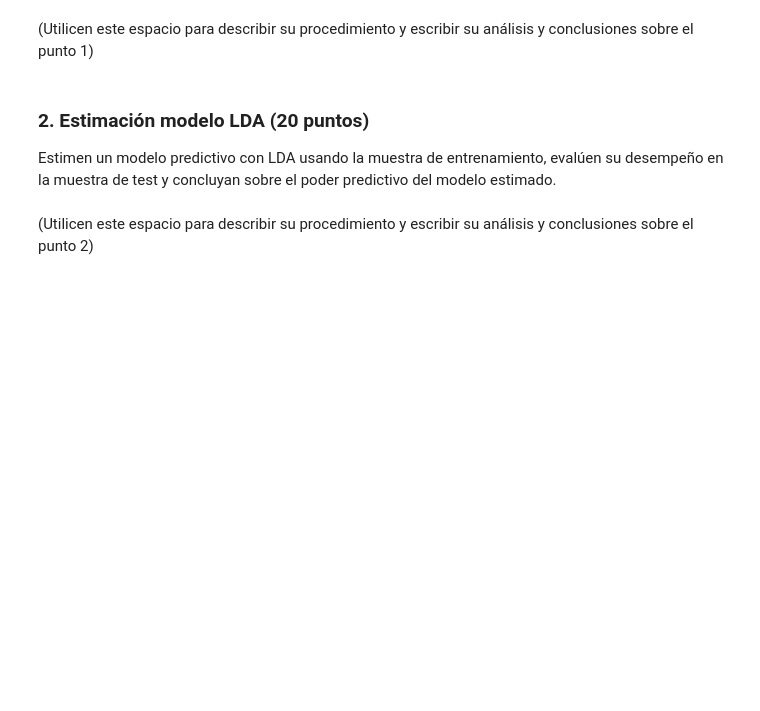
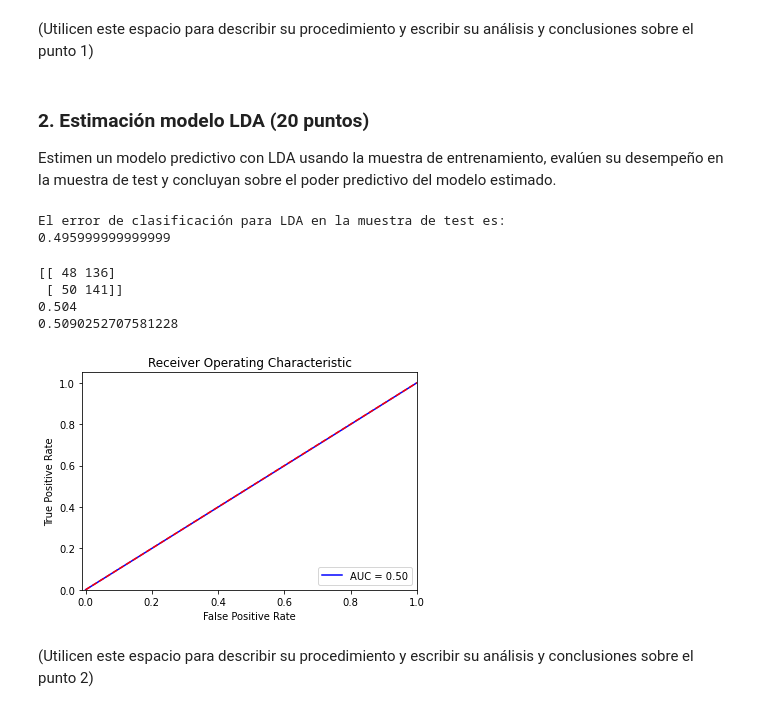
Before and after one commit to paulguz261/MIAD_20231_intro_machine_learning_grupal, a Jupyter notebook: week3/Caso implementación de modelos de clasificación lineales.ipynb, the cells around one changed output. Cells and saved outputs as stored; diff of their text form; code cells hidden in the pictures; blank space fills up the shorter version.

Commit message:
avance de modelos LDA QDA y mtricas

```diff
--- a/week3/Caso implementación de modelos de clasificación lineales.ipynb
+++ b/week3/Caso implementación de modelos de clasificación lineales.ipynb
@@ -51,3 +148,9 @@ Realicen un análisis preliminar de los predictores y de la variable de respuest
+# %%
+# la variable Direction es calculada desde Today por esto tienen el comportamiento que se evidencia en las graficas y por tal motivo debe eliminarse la variable Today
+
+
+XTrain = XTrain.drop(columns=["Today"])
+XTest = XTest.drop(columns=["Today"])
 # %% [markdown]
 (Utilicen este espacio para describir su procedimiento y escribir su análisis y conclusiones sobre el punto 1)
 # %% [markdown]
@@ -58,3 +159,59 @@ Estimen un modelo predictivo con LDA usando la muestra de entrenamiento, evalúe
+# %%
+#### Utilicen este espacio para escribir los códigos del procedimiento del punto 2 ####
+
+clfLDA = LinearDiscriminantAnalysis()
+
+#para este modelo en particular no se tendra en cuenta la variable year ya que no tiene una distribucion normal y sus valores son mas discretos que continuos para el volumen de datos
+
+XTrainLDA = XTrain.drop(columns=["Year"])
+XTestLDA = XTest.drop(columns=["Year"])
+
+clfLDA.fit(XTrainLDA, yTrain)
+
+prediccionesLDA=clfLDA.predict(XTestLDA)
+prediccionesProbLDA=clfLDA.predict_proba(XTestLDA)
+
+
+errorLDA=0
+for i in range(0,len(yTest)):
+    if(yTest.iloc[i]!=prediccionesLDA[i]):
+        errorLDA+=1/len(yTest)
+
+print('El error de clasificación para LDA en la muestra de test es:')
+print(errorLDA)
+# %% [output]
+El error de clasificación para LDA en la muestra de test es:
+0.495999999999999
+# %%
+from sklearn.metrics import accuracy_score
+from sklearn.metrics import precision_score
+from sklearn.metrics import confusion_matrix
+from sklearn.metrics import roc_curve
+
+print(confusion_matrix(y_true=yTest, y_pred=prediccionesLDA))
+accuracyLDA=accuracy_score(y_true=yTest, y_pred=prediccionesLDA)
+print(accuracyLDA)
+precisionRegLog= precision_score(y_true=yTest.values, y_pred=prediccionesLDA, pos_label = "Up")
+print(precisionRegLog)
+# %% [output]
+[[ 48 136]
+ [ 50 141]]
+0.504
+0.5090252707581228
+# %%
+fpr, tpr, thresholds = roc_curve((yTest == "Up").astype(int), (prediccionesLDA == "Up").astype(int))
+AUCRegLog=metrics.auc(fpr, tpr)
+plt.title('Receiver Operating Characteristic')
+plt.plot(fpr, tpr, 'b', label = 'AUC = %0.2f' % AUCRegLog)
+plt.legend(loc = 'lower right')
+plt.plot([0, 1], [0, 1],'r--')
+plt.xlim([-0.01, 1])
+plt.ylim([0, 1.05])
+plt.ylabel('True Positive Rate')
+plt.xlabel('False Positive Rate')
+plt.show()
+# %% [output]
+[figure, added]
 # %% [markdown]
 (Utilicen este espacio para describir su procedimiento y escribir su análisis y conclusiones sobre el punto 2)
 # %% [markdown]
```
Also changed, not shown: parts of 16 cells of this notebook, 1 other file.
